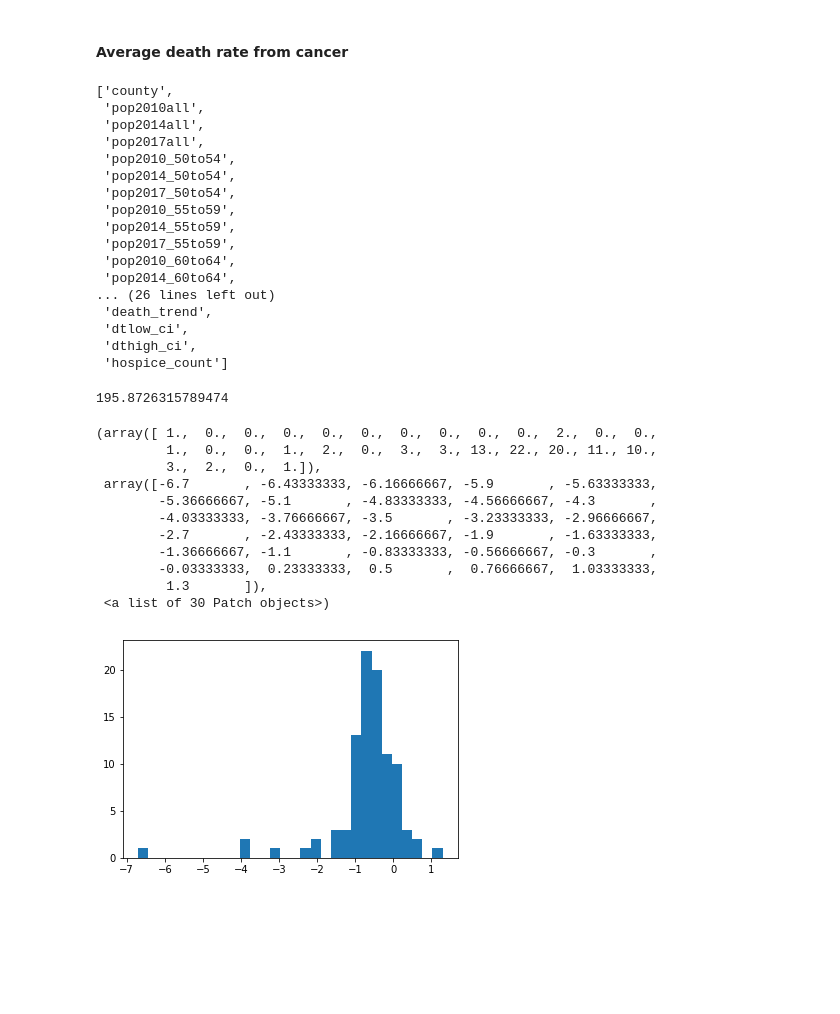
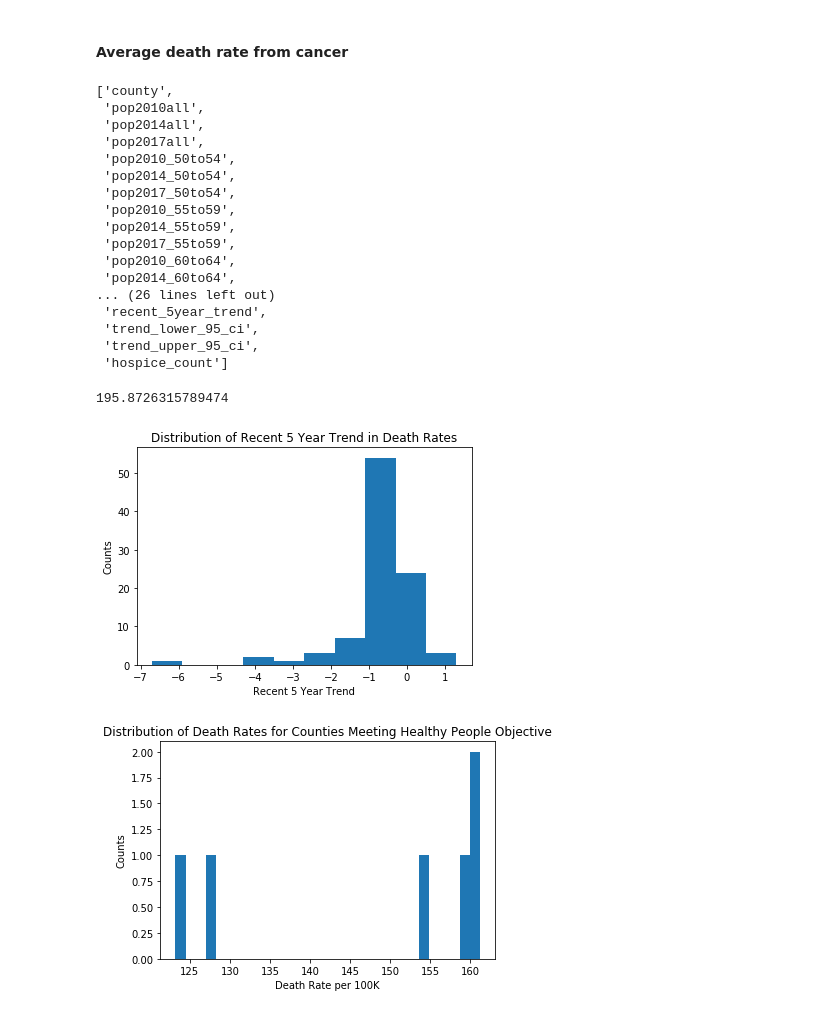
Before and after one commit to ncov/vanderbilt-aspire-data-essentials, a Jupyter notebook: data_essentials_project_090518.ipynb, the cells around one changed output. Saved outputs shown, nothing was run; the diff lists cells and outputs as text; code cells hidden in the pictures; blank space fills up the shorter version.

Commit message:
new plots

```diff
--- a/data_essentials_project_090518.ipynb
+++ b/data_essentials_project_090518.ipynb
@@ -81,7 +81,3 @@ cancer_df.tail()
 cancer_df.shape
 # %% [output]
 (97, 11)
-# %%
-cancer_df.columns = ['county', 'fips', 'met_healthy', 'death_rate','drlow_ci', 'drhigh_ci', 'ave_count_y',
-                     'trend', 'death_trend', 'dtlow_ci', 'dthigh_ci']
-cancer_df.head()
@@ -94,0 +84,5 @@ cancer_df.head()
+# %%
+cancer_df.columns = ['county', 'fips', 'healthy_people', 'death_rate_per_100K',
+                  'lower_95_ci', 'upper_95_ci', 'avg_annual_count', 'recent_trend',
+                  'recent_5year_trend', 'trend_lower_95_ci', 'trend_upper_95_ci']
+cancer_df.head()
@@ -416,8 +318,8 @@ pop_and_cancer.columns.tolist()
  'pop2010_60to64',
  'pop2014_60to64',
 ... (26 lines left out)
- 'death_trend',
- 'dtlow_ci',
- 'dthigh_ci',
+ 'recent_5year_trend',
+ 'trend_lower_95_ci',
+ 'trend_upper_95_ci',
  'hospice_count']
 # %%
@@ -430,15 +333,16 @@ import numpy as np
-# %%
-plt.hist(pop_and_cancer["death_trend"], bins = 30)
-# %% [output]
-(array([ 1.,  0.,  0.,  0.,  0.,  0.,  0.,  0.,  0.,  0.,  2.,  0.,  0.,
-         1.,  0.,  0.,  1.,  2.,  0.,  3.,  3., 13., 22., 20., 11., 10.,
-         3.,  2.,  0.,  1.]),
- array([-6.7       , -6.43333333, -6.16666667, -5.9       , -5.63333333,
-        -5.36666667, -5.1       , -4.83333333, -4.56666667, -4.3       ,
-        -4.03333333, -3.76666667, -3.5       , -3.23333333, -2.96666667,
-        -2.7       , -2.43333333, -2.16666667, -1.9       , -1.63333333,
-        -1.36666667, -1.1       , -0.83333333, -0.56666667, -0.3       ,
-        -0.03333333,  0.23333333,  0.5       ,  0.76666667,  1.03333333,
-         1.3       ]),
- <a list of 30 Patch objects>)
-[figure, removed]
+# %%
+plt.hist(pop_and_cancer['recent_5year_trend'])
+plt.xlabel("Recent 5 Year Trend")
+plt.ylabel("Counts")
+plt.title("Distribution of Recent 5 Year Trend in Death Rates")
+plt.show()
+# %% [output]
+[figure, added]
+# %%
+plt.hist(pop_and_cancer.loc[pop_and_cancer['healthy_people'] == 'Yes'].death_rate_per_100K, bins = 30)
+plt.xlabel("Death Rate per 100K")
+plt.ylabel("Counts")
+plt.title("Distribution of Death Rates for Counties Meeting Healthy People Objective")
+plt.show()
+# %% [output]
+[figure, added]
```
Also changed, not shown: parts of 23 cells of this notebook.
